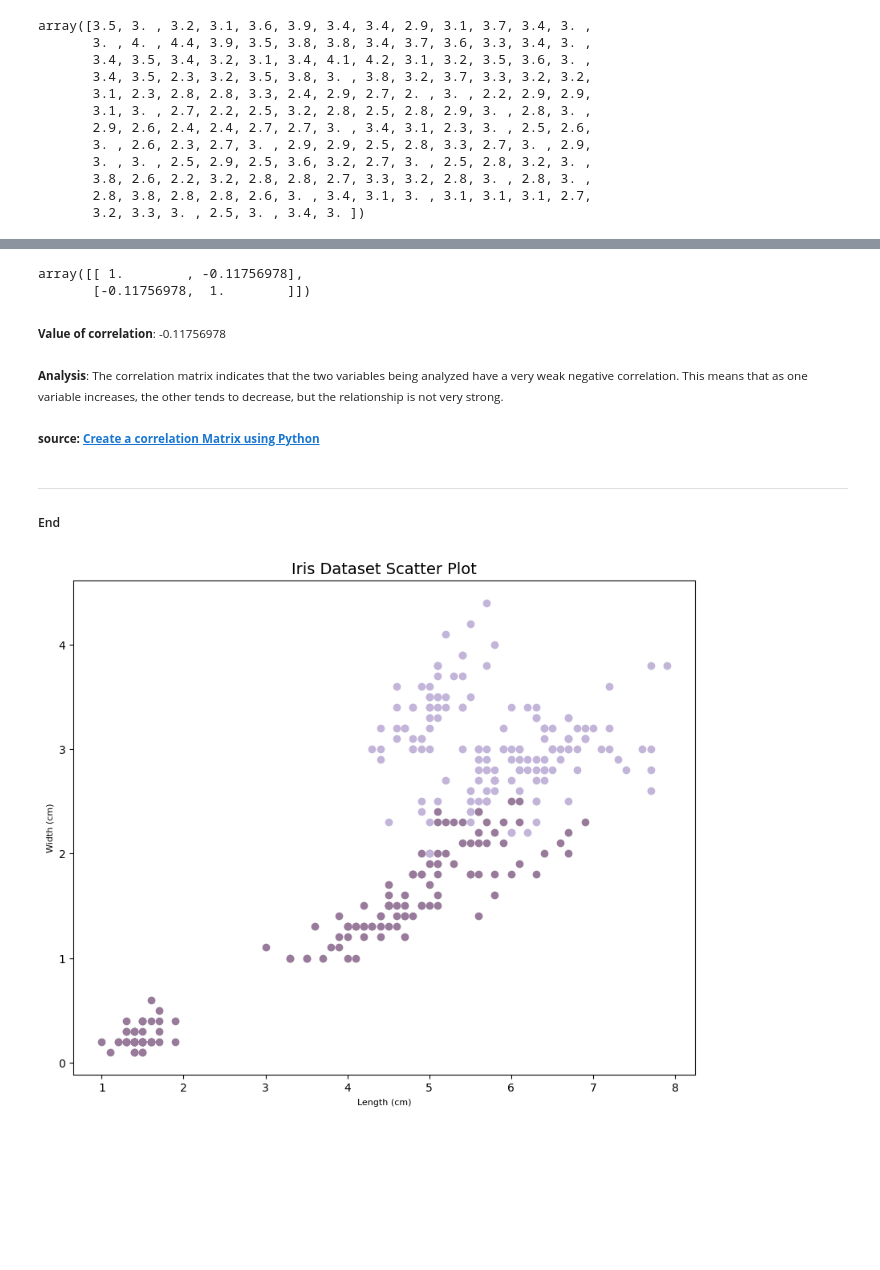
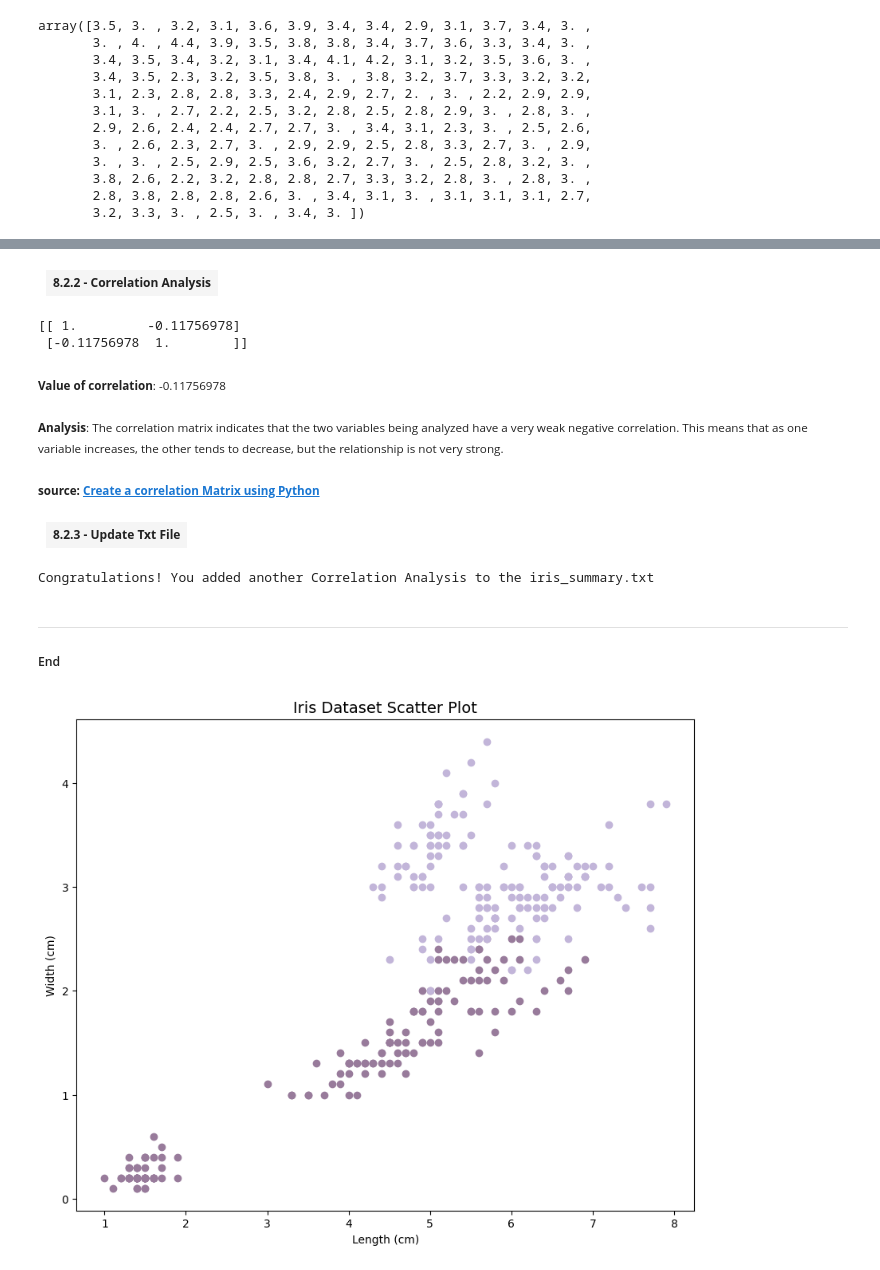
Before and after one commit to galto4/pands-project, a Jupyter notebook: iris.ipynb, the cells around one changed output, grey strips where cells are left out. Saved outputs shown, nothing was run; the diff lists cells and outputs as text; code cells hidden in the pictures; blank space fills up the shorter version.

```diff
--- a/iris.ipynb
+++ b/iris.ipynb
@@ -719,15 +655,30 @@ Congratulations! An image of the 'sepal length vs. sepal width best line' plot h
+# %% [markdown]
+<table><tr><td><b>8.2.2 - Correlation Analysis</b></td></tr></table>
 # %%
 # Measure the correlation
-np.corrcoef(slen, swidth) # Create a correlation matrix
+sepalcorr = np.corrcoef(slen, swidth) # Create a correlation matrix
+print(sepalcorr)
 # %% [output]
-array([[ 1.        , -0.11756978],
-       [-0.11756978,  1.        ]])
+[[ 1.         -0.11756978]
+ [-0.11756978  1.        ]]
 # %% [markdown]
 <sub><b>Value of correlation</b>: -0.11756978</sub>
 <br><br>
 <sub><b>Analysis</b>: The correlation matrix indicates that the two variables being analyzed have a very weak negative correlation. This means that as one variable increases, the other tends to decrease, but the relationship is not very strong.</sub>
 <br><br>
 <sub><b>source: [Create a correlation Matrix using Python](#)</b></sub>
+# %% [markdown]
+<table><tr><td><b>8.2.3 - Update Txt File</b></td></tr></table>
+# %%
+# Step 1: Write the next correlation matrix to our existing text file
+
+with open("./summary/iris_summary.txt", "a") as file: # Using the append mode
+    file.write(("2. Sepal Length vs. Sepal Width\n\n")+(str(sepalcorr)+('\n\n')))
+
+# Step 2: Confirmation message that the file has been created
+print("Congratulations! You added another Correlation Analysis to the iris_summary.txt")
+# %% [output]
+Congratulations! You added another Correlation Analysis to the iris_summary.txt
 # %% [markdown]
 ***
 
@@ -735,10 +686,10 @@ array([[ 1.        , -0.11756978],
 # %%
 plt.figure(figsize=(10, 8)) # Set the figure size
 plt.scatter(iris['petal_length'], iris['petal_width'], c='#987b9b', label='Petal') # Create scatter plot for Petals
 plt.scatter(iris['sepal_length'], iris['sepal_width'], c='#c2b5d9', label='Sepal') # Create scatter plot for Sepals
-plt.xlabel('Length (cm)', size=8) # Adding the label for the x-axis
-plt.ylabel('Width (cm)', size=8) # Adding the label for the y-axis
+plt.xlabel('Length (cm)', size=10) # Adding the label for the x-axis
+plt.ylabel('Width (cm)', size=10) # Adding the label for the y-axis
 plt.title('Iris Dataset Scatter Plot', size=14) # Create and size the plot title
 plt.show() # Display the plot
 # %% [output]
-[figure, old version]
+[figure, new version]
```
Also changed, not shown: parts of 41 cells of this notebook, 4 other files.
